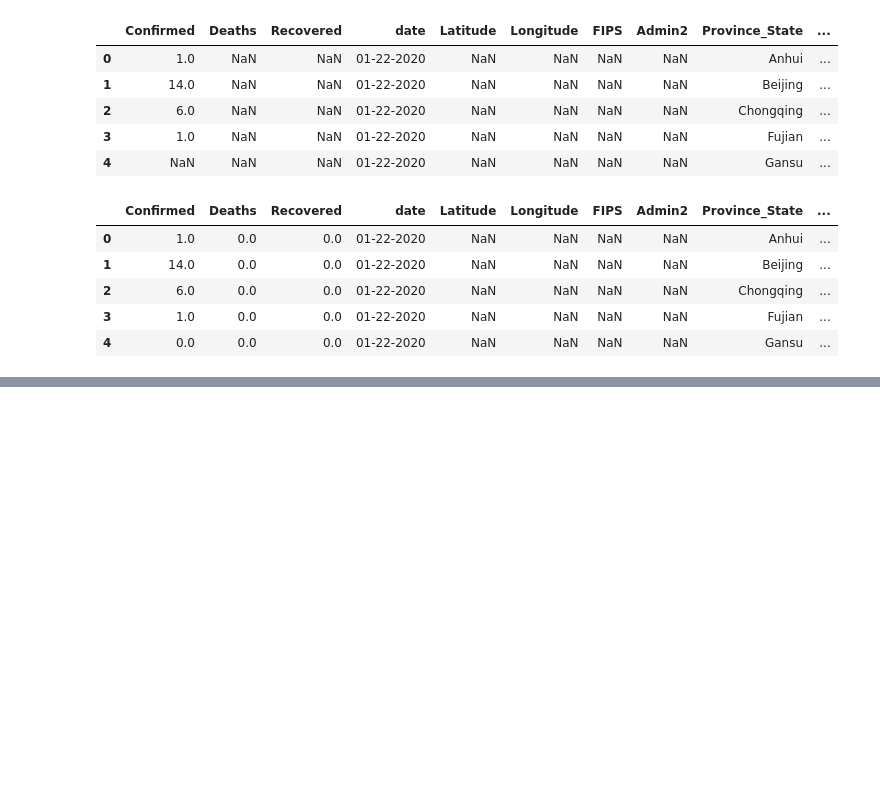
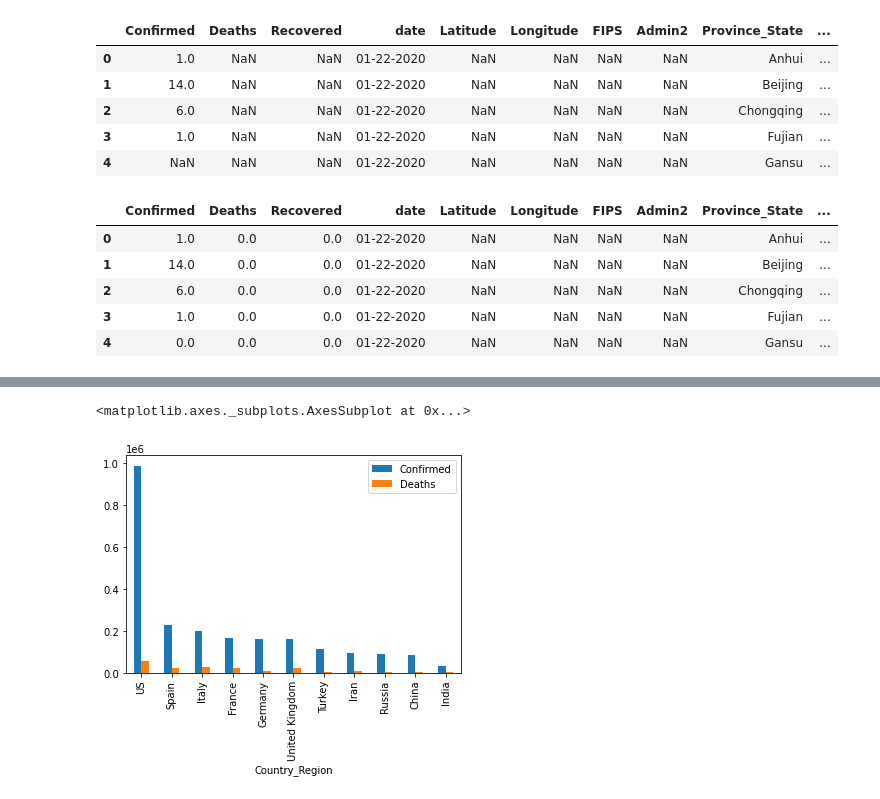
Before and after one commit to Shreyas3108/Decodr13_Apr, a Jupyter notebook: CovidDataCreation.ipynb, the cells around one changed output, grey strips where cells are left out. Cells and saved outputs as stored; diff of their text form; code cells hidden in the pictures; blank space fills up the shorter version.

```diff
--- a/CovidDataCreation.ipynb
+++ b/CovidDataCreation.ipynb
@@ -171,0 +189,11 @@ country['days_since_first_case'] = pd.to_datetime(country['date']) - pd.to_datet
+# %%
+top10 = country.query('date == "04-27-2020"').sort_values(by = 'Confirmed' , ascending = False).head(10)
+# %%
+top10 = top10.append(country.query('date == "04-27-2020" and Country_Region =="India"'))
+# %%
+top10['Death_Per_Confirmed'] = top10['Deaths']/ top10['Confirmed']
+# %%
+top10.plot(x = 'Country_Region' , y = ['Confirmed','Deaths'] , kind = 'bar')
+# %% [output]
+<matplotlib.axes._subplots.AxesSubplot at 0x...>
+[figure, added]
```
Also changed, not shown: parts of 17 cells of this notebook.
